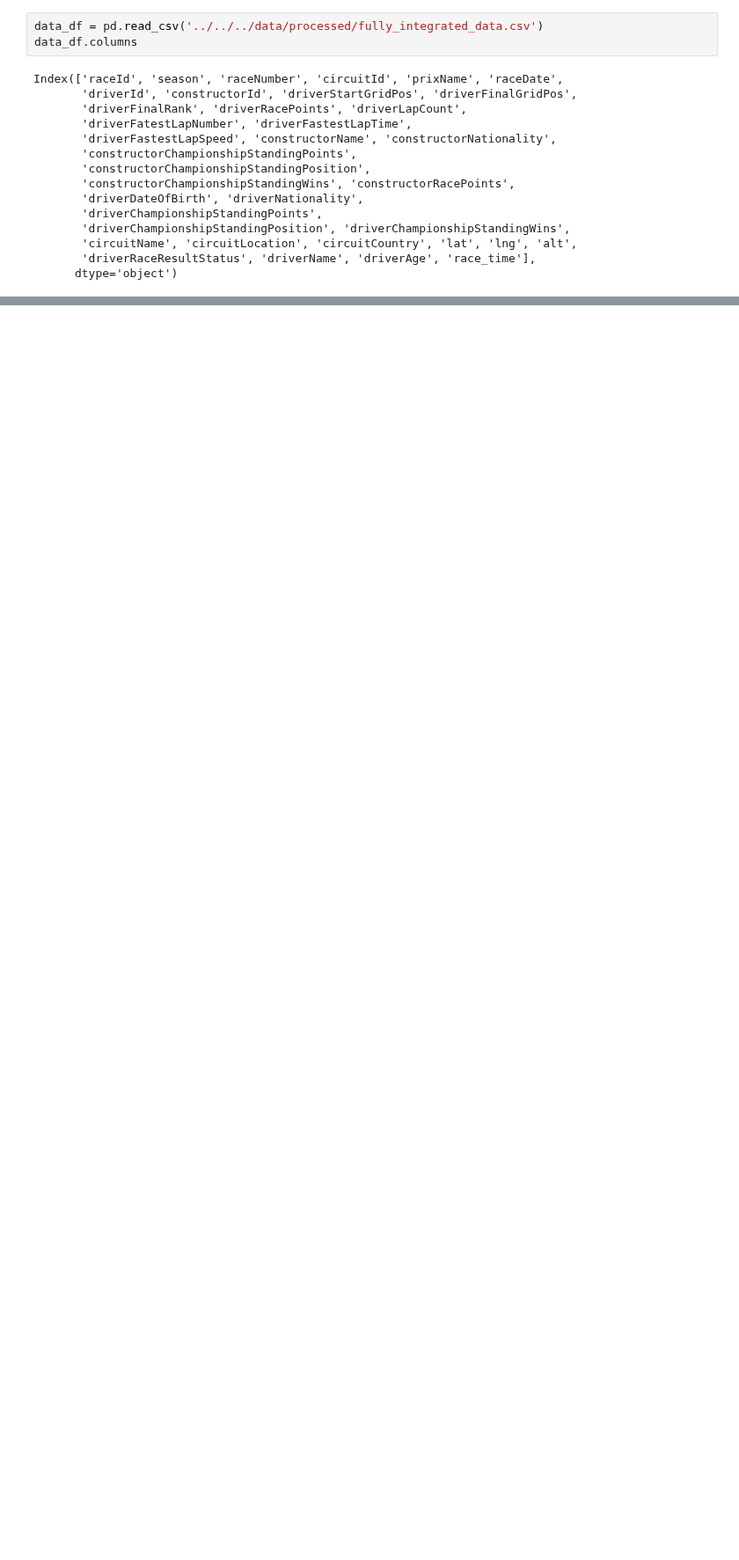
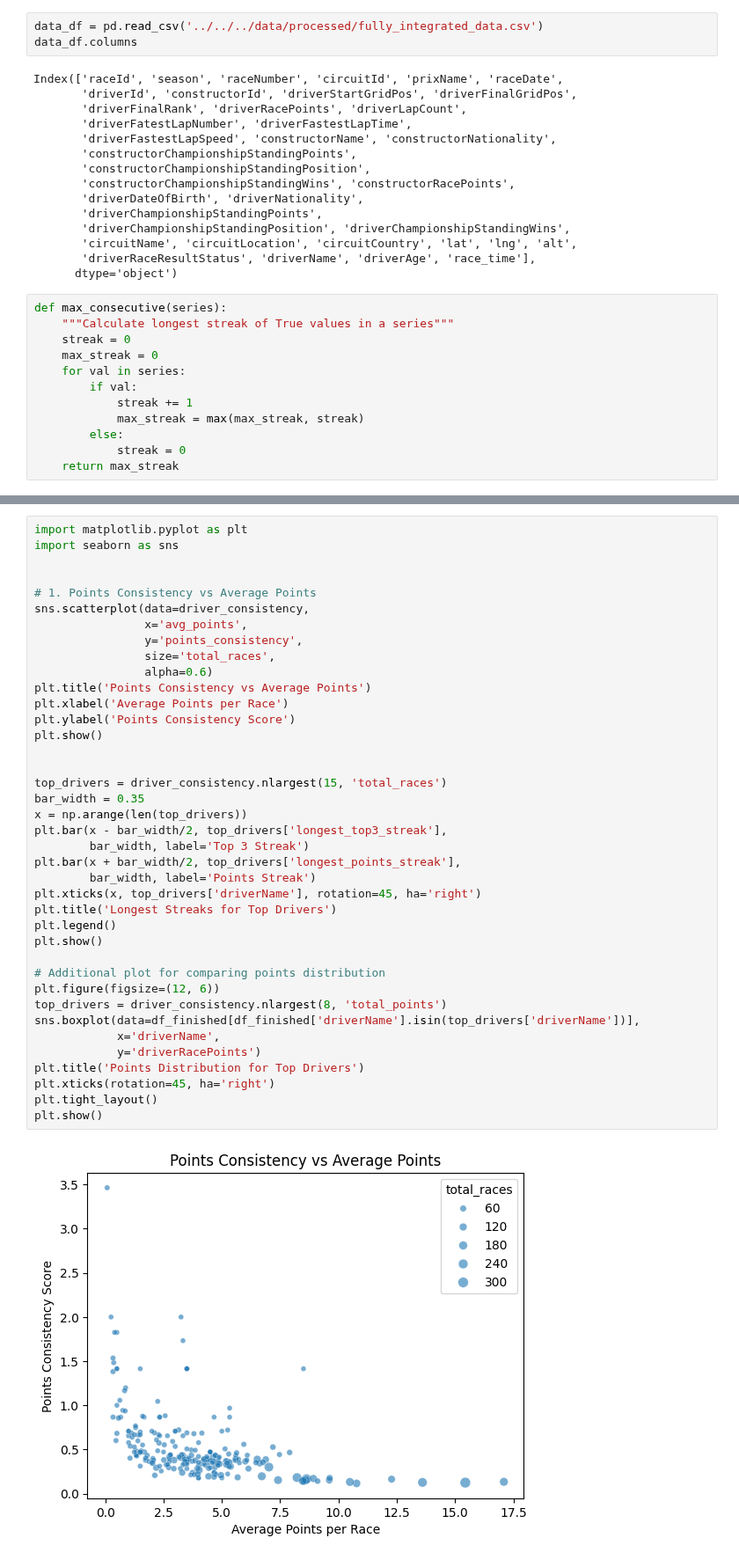
Before and after one commit to yesh-045/Data_Premier_League, a Jupyter notebook: src/models/driver_consistency/model.ipynb, the cells around one changed output, grey strips where cells are left out. Shown at 88% size. Saved outputs shown, nothing was run; the diff lists cells and outputs as text; blank space fills up the shorter version.

```diff
--- a/src/models/driver_consistency/model.ipynb
+++ b/src/models/driver_consistency/model.ipynb
@@ -21,6 +21,18 @@ Index(['raceId', 'season', 'raceNumber', 'circuitId', 'prixName', 'raceDate',
        'circuitName', 'circuitLocation', 'circuitCountry', 'lat', 'lng', 'alt',
        'driverRaceResultStatus', 'driverName', 'driverAge', 'race_time'],
       dtype='object')
+# %%
+def max_consecutive(series):
+    """Calculate longest streak of True values in a series"""
+    streak = 0
+    max_streak = 0
+    for val in series:
+        if val:
+            streak += 1
+            max_streak = max(max_streak, streak)
+        else:
+            streak = 0
+    return max_streak
 # %%
 df_finished = data_df[data_df["driverRaceResultStatus"] == "Finished"]
 driver_consistency = df_finished.groupby("driverId").agg(
@@ -47,0 +73,41 @@ driver_consistency.head()
+# %%
+import matplotlib.pyplot as plt
+import seaborn as sns
+
+
+# 1. Points Consistency vs Average Points
+sns.scatterplot(data=driver_consistency,
+                x='avg_points',
+                y='points_consistency',
+                size='total_races',
+                alpha=0.6)
+plt.title('Points Consistency vs Average Points')
+plt.xlabel('Average Points per Race')
+plt.ylabel('Points Consistency Score')
+plt.show()
+
+
+top_drivers = driver_consistency.nlargest(15, 'total_races')
+bar_width = 0.35
+x = np.arange(len(top_drivers))
+plt.bar(x - bar_width/2, top_drivers['longest_top3_streak'],
+        bar_width, label='Top 3 Streak')
+plt.bar(x + bar_width/2, top_drivers['longest_points_streak'],
+        bar_width, label='Points Streak')
+plt.xticks(x, top_drivers['driverName'], rotation=45, ha='right')
+plt.title('Longest Streaks for Top Drivers')
+plt.legend()
+plt.show()
+
+# Additional plot for comparing points distribution
+plt.figure(figsize=(12, 6))
+top_drivers = driver_consistency.nlargest(8, 'total_points')
+sns.boxplot(data=df_finished[df_finished['driverName'].isin(top_drivers['driverName'])],
+            x='driverName',
+            y='driverRacePoints')
+plt.title('Points Distribution for Top Drivers')
+plt.xticks(rotation=45, ha='right')
+plt.tight_layout()
+plt.show()
+# %% [output]
+[figure, added]
```
Also changed, not shown: parts of 5 cells of this notebook, 1 other file.
